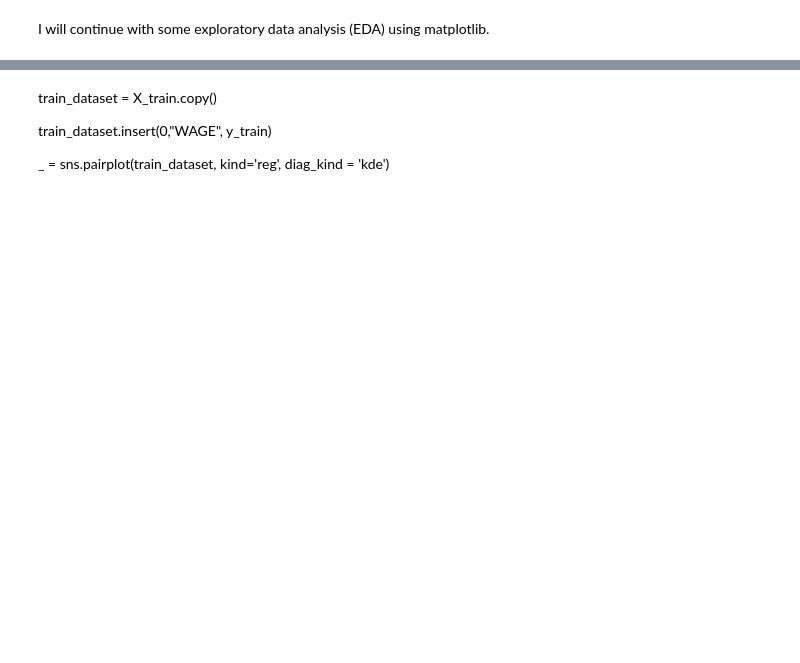
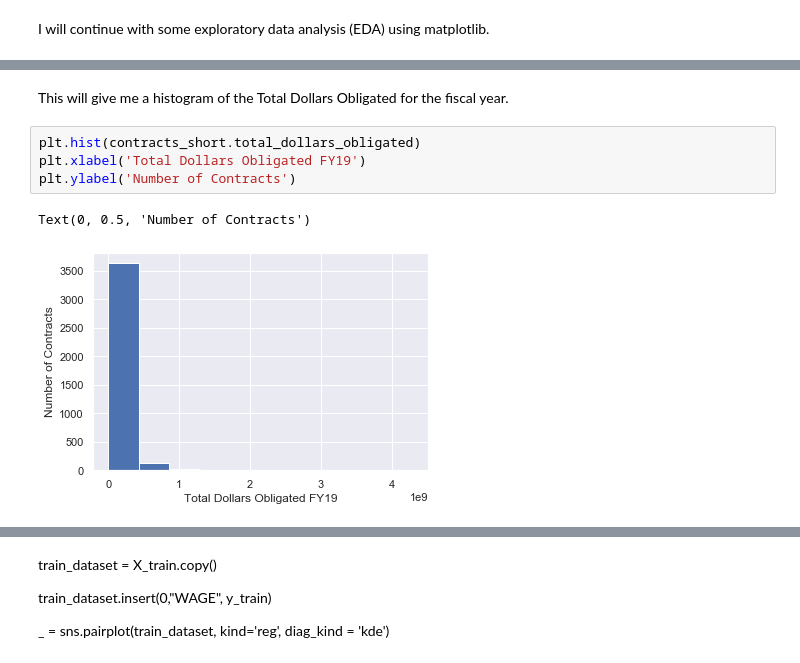
Before and after one commit to jenniferparaboschi/MCData110Fall2019, a Jupyter notebook: Project1JParaboschi.ipynb, the cells around one changed output, grey strips where cells are left out. Drawn from its saved outputs; the diff is of its cells as text; blank space fills up the shorter version.

```diff
--- a/Project1JParaboschi.ipynb
+++ b/Project1JParaboschi.ipynb
@@ -122,0 +199,9 @@ plt.show()
+# %% [markdown]
+This will give me a histogram of the Total Dollars Obligated for the fiscal year.
+# %%
+plt.hist(contracts_short.total_dollars_obligated)
+plt.xlabel('Total Dollars Obligated FY19')
+plt.ylabel('Number of Contracts')
+# %% [output]
+Text(0, 0.5, 'Number of Contracts')
+[figure, added]
```
Also changed, not shown: parts of 33 cells of this notebook.
